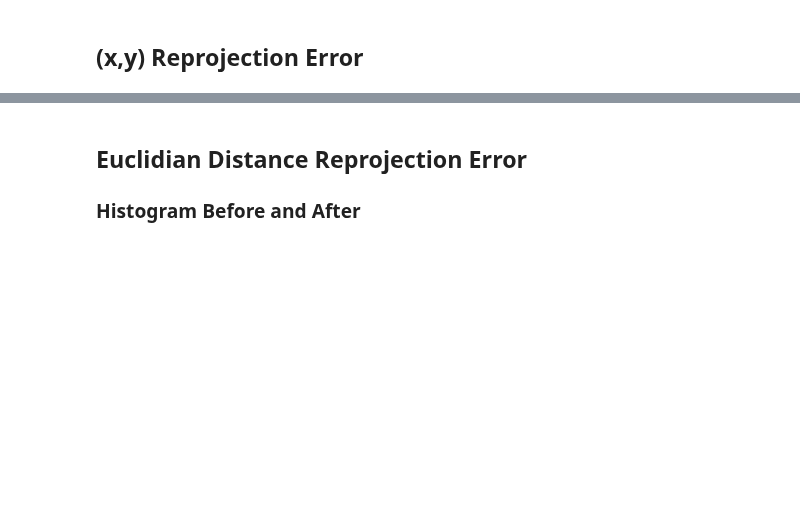
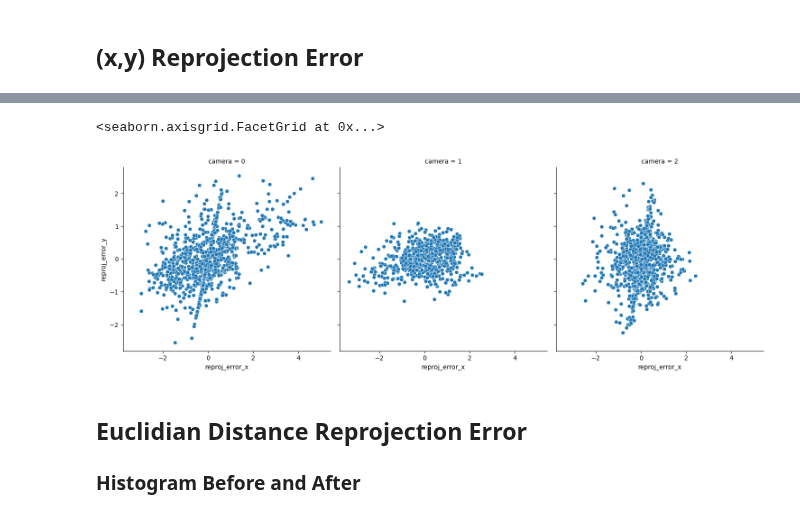
Before and after one commit to mprib/caliscope, a Jupyter notebook: src/calibration/bundle_adjustment/bundle_adjust_diagnostics.ipynb, the cells around one changed output, grey strips where cells are left out. Drawn from its saved outputs; the diff is of its cells as text; code cells hidden in the pictures; blank space fills up the shorter version.

```diff
--- a/src/calibration/bundle_adjustment/bundle_adjust_diagnostics.ipynb
+++ b/src/calibration/bundle_adjustment/bundle_adjust_diagnostics.ipynb
@@ -102,3 +132,16 @@ sns.relplot(
+# %%
+
+sns.relplot(
+    data=after_df,
+    x="reproj_error_x",
+    y="reproj_error_y",
+    col="camera",
+    # row="label",
+    kind="scatter",
+)
+# %% [output]
+<seaborn.axisgrid.FacetGrid at 0x...>
+[figure, added]
 # %% [markdown]
 ## Euclidian Distance Reprojection Error
 
```
Also changed, not shown: parts of 12 cells of this notebook, 5 other files.
